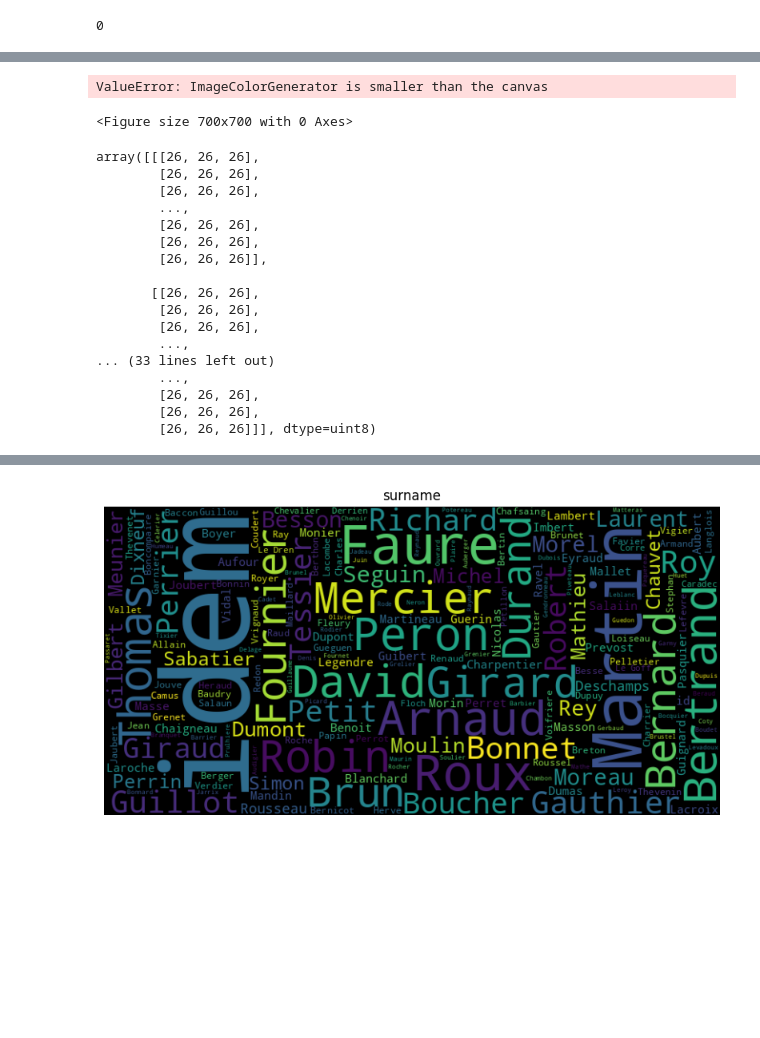
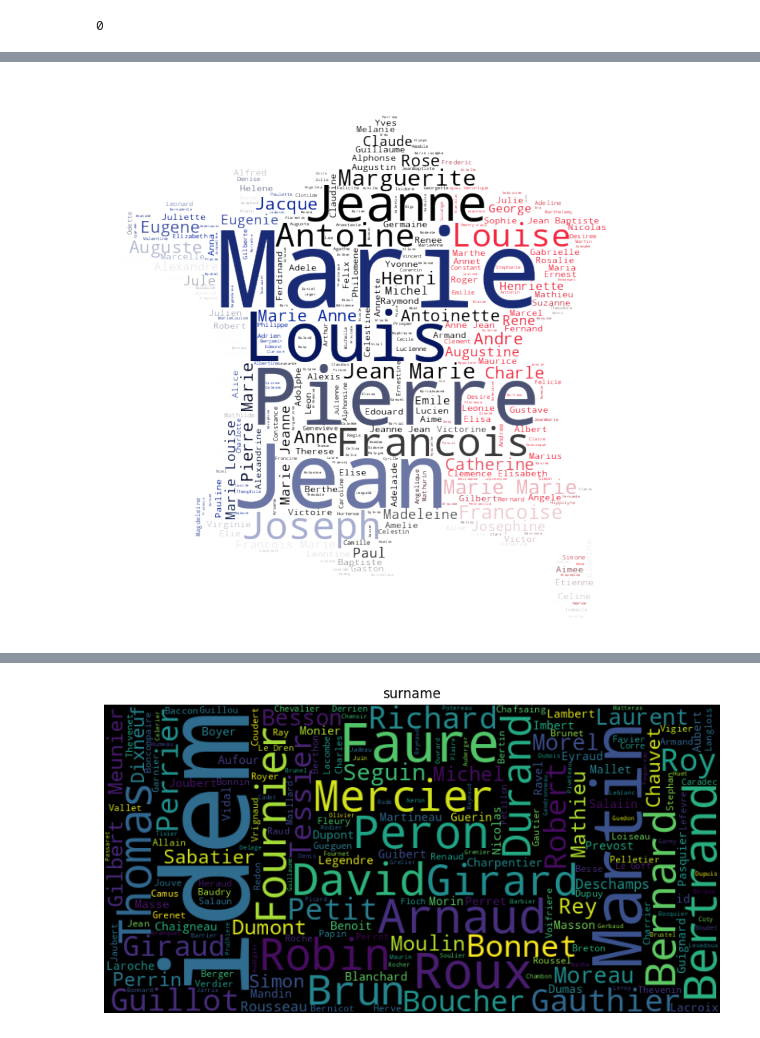
Before and after one commit to cdechaux/Projet_NLP_3A, a Jupyter notebook: projet.ipynb, the cells around one changed output, grey strips where cells are left out. Cells and saved outputs as stored; diff of their text form; code cells hidden in the pictures; blank space fills up the shorter version.

```diff
--- a/projet.ipynb
+++ b/projet.ipynb
@@ -254,41 +286,40 @@ max & 52.000000 & 10.000000 & 0.000000 & 43.000000 & 21.000000 & 23.000000 \\
 # %%
-cat = "surname"
-STOPWORDS = [x.strip() for x in open('stop_word_fr.txt').readlines()]
+text = " ".join(df["firstname"].astype(str))
+
+STOPWORDS = [x.strip() for x in open("stop_word_fr.txt").readlines()]
+
 
 # Generate a word cloud image
-mask = np.array(Image.open("france_rgb.jpg"))
-wordcloud_fra = WordCloud(stopwords=STOPWORDS, background_color="white", mode="RGBA", max_words=1000, mask=mask).generate_from_frequencies(Counter(df["age"].tolist()))
+#mask = np.array(Image.open("france_rgb_gris.jpg"))
+
+# Charger l'image et le masque
+image = np.array(Image.open("img/france_rgb_gris.jpg"))
+mask = np.array(Image.open("img/france_rgb_gris.jpg"))
+
+# Ajuster la transparence du masque
+mask[mask == 128] = 0
+
+
+wordcloud_fra = WordCloud(
+    stopwords=STOPWORDS,
+    background_color='rgba(255, 255, 255, 0)',
+    mode="RGBA",
+    max_words=1000,
+    mask=mask,
+    contour_color='black'
+).generate(text)
 
 # create coloring from image
 image_colors = ImageColorGenerator(mask)
-plt.figure(figsize=[7,7])
-plt.imshow(wordcloud_fra.recolor(color_func=image_colors), interpolation="bilinear")
+plt.figure(figsize=[7, 7])
+plt.imshow(
+    wordcloud_fra.recolor(color_func=image_colors), interpolation="bilinear"
+)
 plt.axis("off")
 
 # store to file
-#plt.savefig("img/fra_wine.png", format="png")
+plt.savefig("img/nuage_mots.png", format="png")
 
 plt.show()
 # %% [output]
-ValueError: ImageColorGenerator is smaller than the canvas
-<Figure size 700x700 with 0 Axes>
+[figure, added]
-# %%
-mask
-# %% [output]
-array([[[26, 26, 26],
-        [26, 26, 26],
-        [26, 26, 26],
-        ...,
-        [26, 26, 26],
-        [26, 26, 26],
-        [26, 26, 26]],
-
-       [[26, 26, 26],
-        [26, 26, 26],
-        [26, 26, 26],
-        ...,
-... (33 lines left out)
-        ...,
-        [26, 26, 26],
-        [26, 26, 26],
-        [26, 26, 26]]], dtype=uint8)
```
Also changed, not shown: parts of 6 cells of this notebook, 1 other file.
